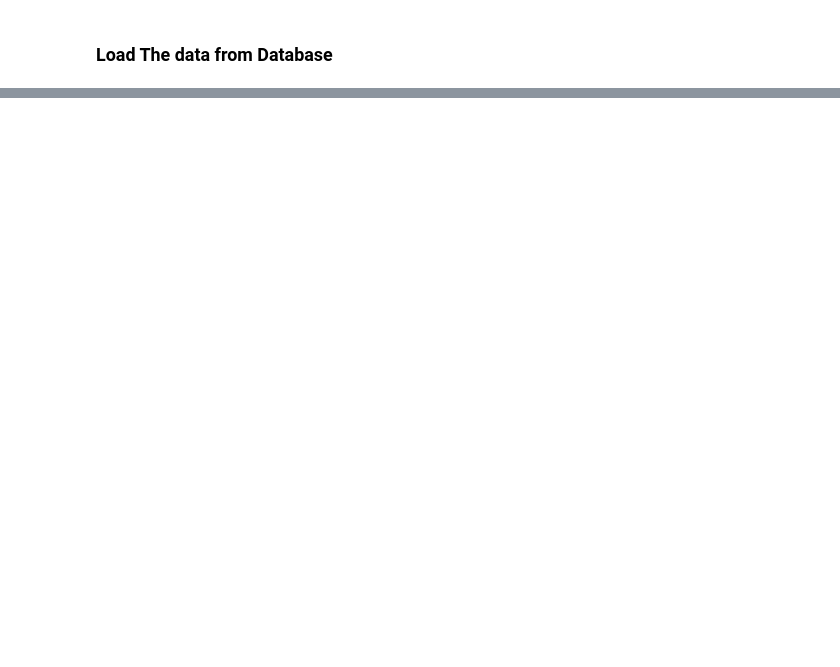
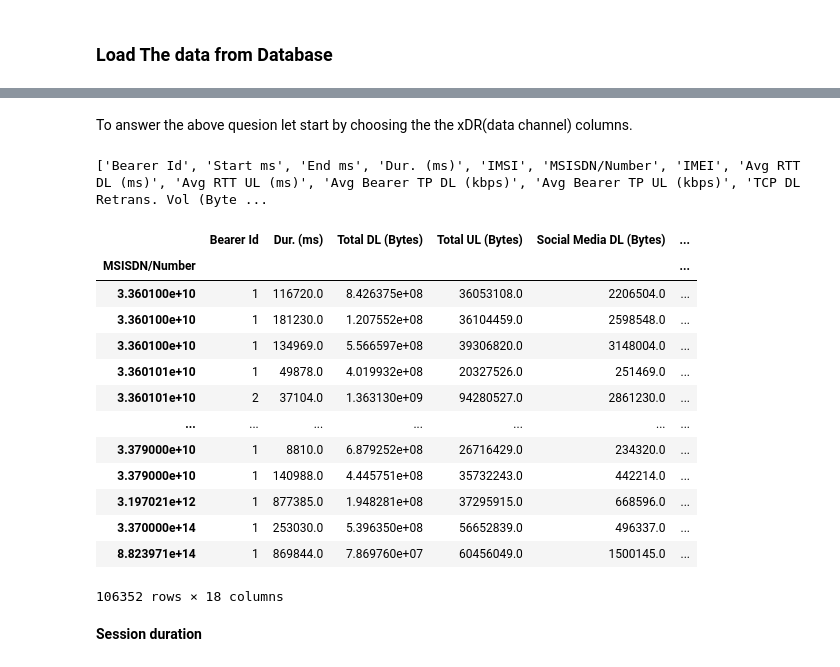
Before and after one commit to Xmuluneh/tenx_week_one, a Jupyter notebook: notebook/user_overview_analysis.ipynb, the cells around one changed output, grey strips where cells are left out. Saved outputs shown, nothing was run; the diff lists cells and outputs as text; code cells hidden in the pictures; blank space fills up the shorter version.

```diff
--- a/notebook/user_overview_analysis.ipynb
+++ b/notebook/user_overview_analysis.ipynb
@@ -243,0 +19,2 @@ Name: MSISDN/Number, dtype: int64
+# %%
+df_clean = pd.read_csv('../data/clean_data.csv')
@@ -243,0 +185,7 @@ Name: MSISDN/Number, dtype: int64
+# %% [markdown]
+To answer the above quesion let start by choosing the the xDR(data channel) columns.
+# %%
+# Display the list of column names
+print(df_clean.columns.tolist())
+# %% [output]
+['Bearer Id', 'Start ms', 'End ms', 'Dur. (ms)', 'IMSI', 'MSISDN/Number', 'IMEI', 'Avg RTT DL (ms)', 'Avg RTT UL (ms)', 'Avg Bearer TP DL (kbps)', 'Avg Bearer TP UL (kbps)', 'TCP DL Retrans. Vol (Byte ...
@@ -243,0 +202,36 @@ Name: MSISDN/Number, dtype: int64
+# %%
+# Group by 'MSISDN/Number' and count the number of xDR sessions
+user_aggregated_data = df_clean.groupby('MSISDN/Number').agg({
+    'Bearer Id': 'count',  # Number of xDR sessions
+    'Dur. (ms)': 'sum',  # Session duration
+    'Total DL (Bytes)': 'sum',  # Total download data
+    'Total UL (Bytes)': 'sum',  # Total upload data
+    'Social Media DL (Bytes)': 'sum', 'Social Media UL (Bytes)': 'sum',
+    'Youtube DL (Bytes)': 'sum', 'Youtube UL (Bytes)': 'sum',
+    'Netflix DL (Bytes)': 'sum', 'Netflix UL (Bytes)': 'sum',
+    'Google DL (Bytes)': 'sum', 'Google UL (Bytes)': 'sum',
+    'Email DL (Bytes)': 'sum', 'Email UL (Bytes)': 'sum',
+    'Gaming DL (Bytes)': 'sum', 'Gaming UL (Bytes)': 'sum',
+    'Other DL (Bytes)': 'sum', 'Other UL (Bytes)': 'sum'
+})
+
+
+# Display the aggregated data
+user_aggregated_data
+# %% [output]
+|  | Bearer Id | Dur. (ms) | Total DL (Bytes) | Total UL (Bytes) | Social Media DL (Bytes) | ... |
+| MSISDN/Number |  |  |  |  |  | ... |
+| 3.360100e+10 | 1 | 116720.0 | 8.426375e+08 | 36053108.0 | 2206504.0 | ... |
+| 3.360100e+10 | 1 | 181230.0 | 1.207552e+08 | 36104459.0 | 2598548.0 | ... |
+| 3.360100e+10 | 1 | 134969.0 | 5.566597e+08 | 39306820.0 | 3148004.0 | ... |
+| 3.360101e+10 | 1 | 49878.0 | 4.019932e+08 | 20327526.0 | 251469.0 | ... |
+| 3.360101e+10 | 2 | 37104.0 | 1.363130e+09 | 94280527.0 | 2861230.0 | ... |
+| ... | ... | ... | ... | ... | ... | ... |
+| 3.379000e+10 | 1 | 8810.0 | 6.879252e+08 | 26716429.0 | 234320.0 | ... |
+| 3.379000e+10 | 1 | 140988.0 | 4.445751e+08 | 35732243.0 | 442214.0 | ... |
+| 3.197021e+12 | 1 | 877385.0 | 1.948281e+08 | 37295915.0 | 668596.0 | ... |
+| 3.370000e+14 | 1 | 253030.0 | 5.396350e+08 | 56652839.0 | 496337.0 | ... |
+| 8.823971e+14 | 1 | 869844.0 | 7.869760e+07 | 60456049.0 | 1500145.0 | ... |
+106352 rows × 18 columns
+# %% [markdown]
+**Session duration**
```
Also changed, not shown: parts of 62 cells of this notebook, 7 other files.
